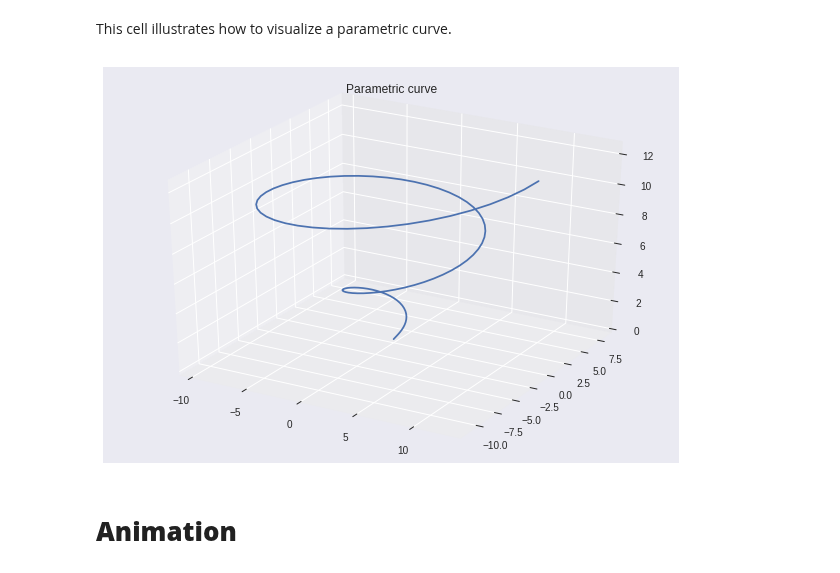
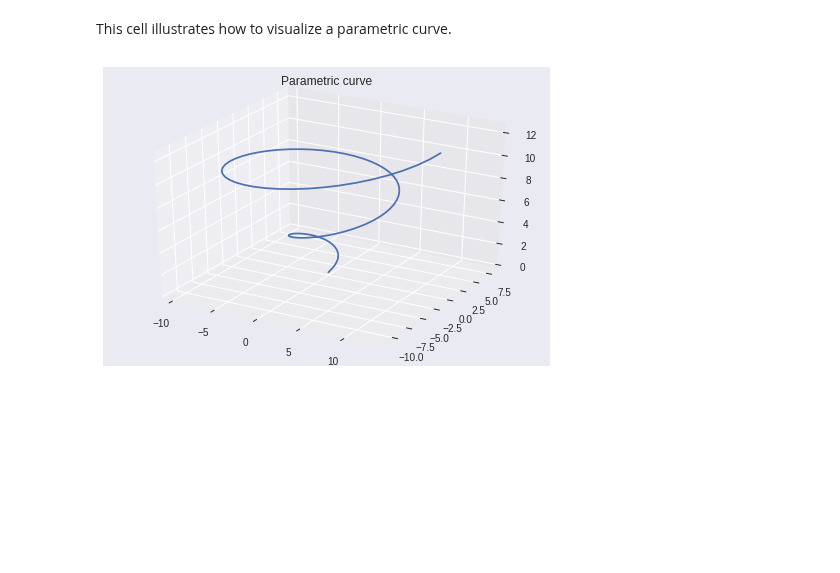
Before and after one commit to johanhoffman/DD2363-VT19, a Jupyter notebook: sandbox/template-report-lab-X.ipynb, the cells around one changed output. Saved outputs shown, nothing was run; the diff lists cells and outputs as text; code cells hidden in the pictures; blank space fills up the shorter version.

```diff
--- a/sandbox/template-report-lab-X.ipynb
+++ b/sandbox/template-report-lab-X.ipynb
@@ -373,19 +397,16 @@ This cell illustrates how to visualize a parametric curve.
 # %%
 # Define paramter range
 t = np.linspace(0, 4*np.pi, 100)
 
 # Define the curve
 x = t*np.cos(t)
 y = t*np.sin(t)
 z = t
 
-# Plot the curve
 fig = plt.figure(6)
-ax = p3.Axes3D(fig)
+ax = fig.gca(projection = '3d')
 ax.plot(x, y, z)
 plt.title('Parametric curve')
 plt.show()
 # %% [output]
-[figure, old version]
+[figure, new version]
-# %% [markdown]
-# **Animation**
```
Also changed, not shown: parts of 8 cells of this notebook.
